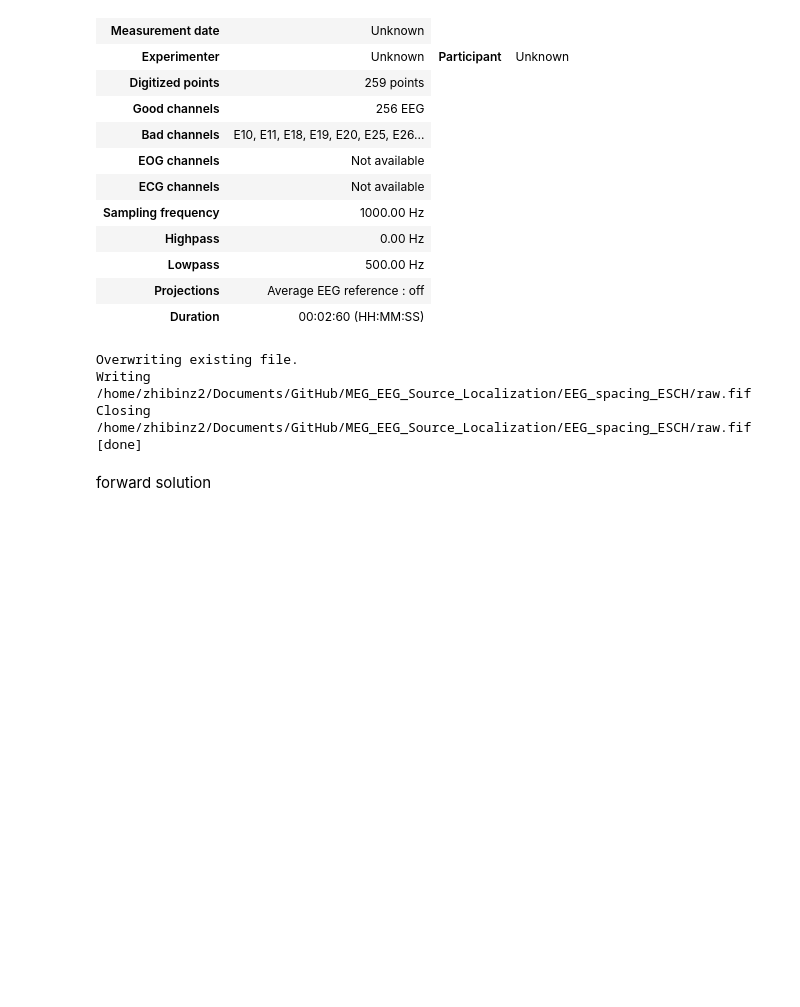
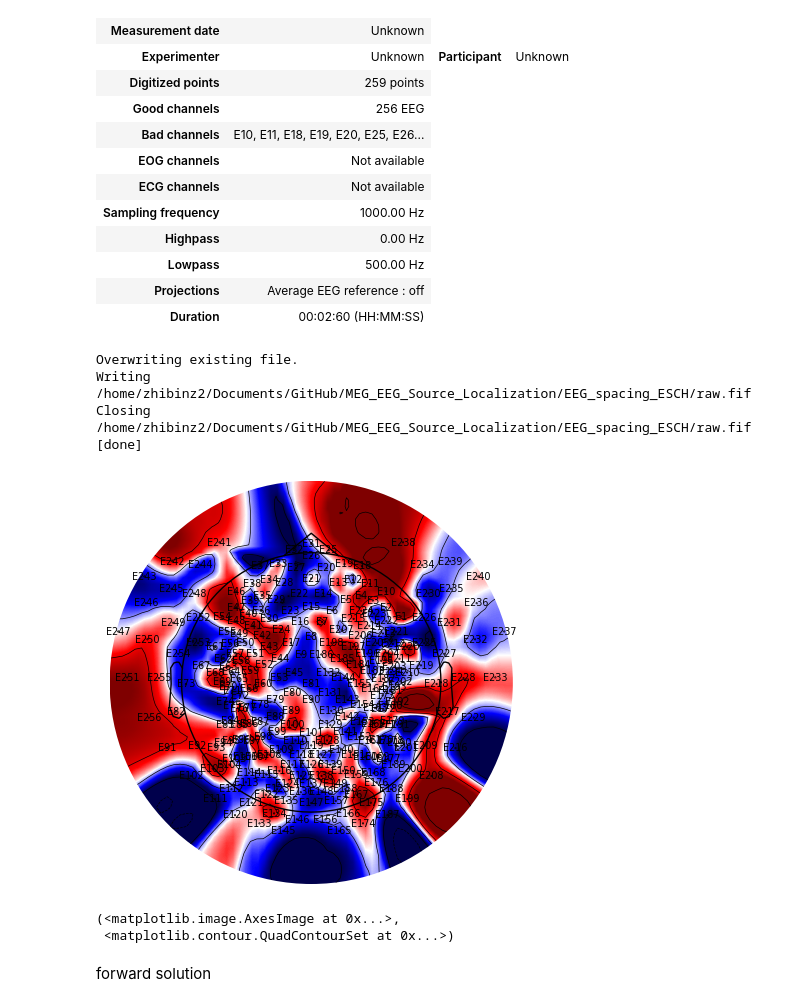
Before and after one commit to zhibinz2/MEG_EEG_Source_Localization, a Jupyter notebook: EEG_spacing_ESCH/Import_fwd_inv_correlation.ipynb, the cells around one changed output. Drawn from its saved outputs; the diff is of its cells as text; code cells hidden in the pictures; blank space fills up the shorter version.

```diff
--- a/EEG_spacing_ESCH/Import_fwd_inv_correlation.ipynb
+++ b/EEG_spacing_ESCH/Import_fwd_inv_correlation.ipynb
@@ -86,6 +86,21 @@ Overwriting existing file.
 Writing /home/zhibinz2/Documents/GitHub/MEG_EEG_Source_Localization/EEG_spacing_ESCH/raw.fif
 Closing /home/zhibinz2/Documents/GitHub/MEG_EEG_Source_Localization/EEG_spacing_ESCH/raw.fif
 [done]
+# %%
+# topoplot
+import numpy as np
+x=np.random.rand(256)
+x=list(x*100)
+# x=list(range(1,33,1))
+import matplotlib.pyplot as plt
+fig, ax = plt.subplots(1)
+mne.viz.plot_topomap(x, \
+    raw.info, vlim=(None, None), axes=ax,\
+        sensors=True, names=ch_names, cmap='seismic')
+# %% [output]
+[figure, added]
+(<matplotlib.image.AxesImage at 0x...>,
+ <matplotlib.contour.QuadContourSet at 0x...>)
 # %% [markdown]
 forward solution
 # %%
```
Also changed, not shown: 5 other files.
